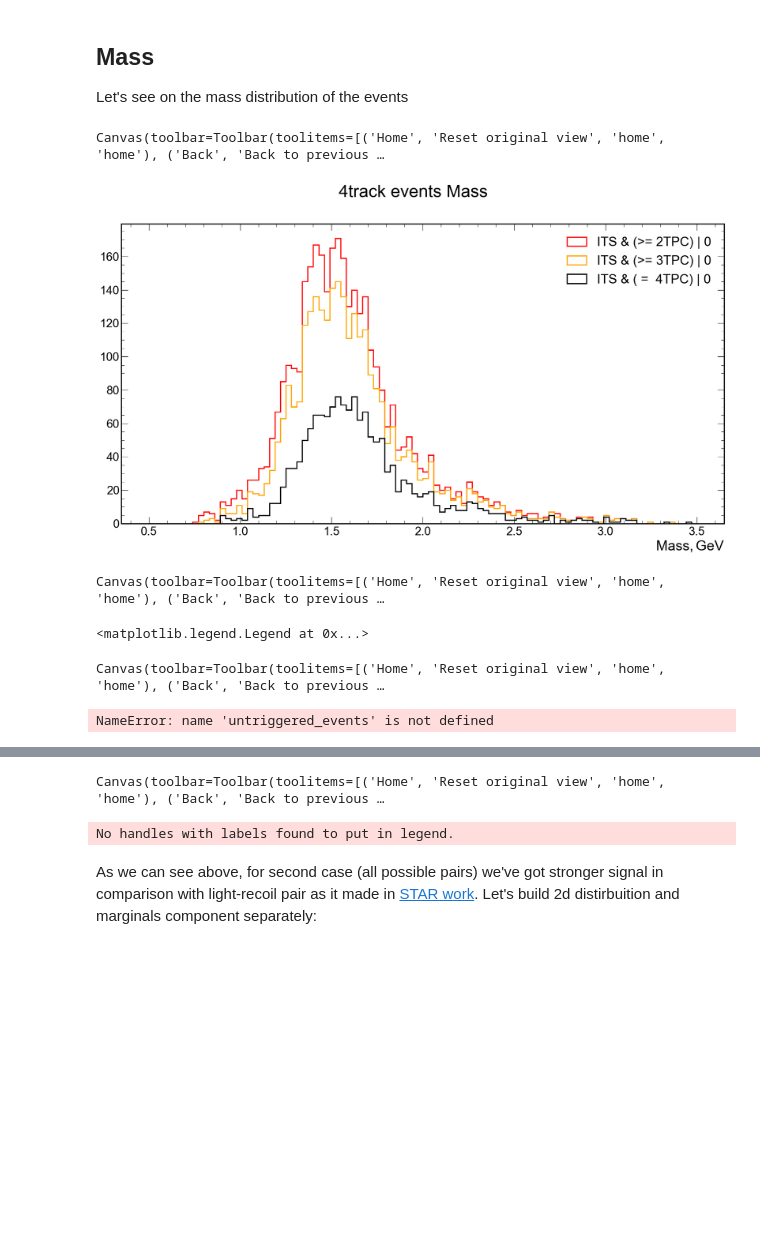
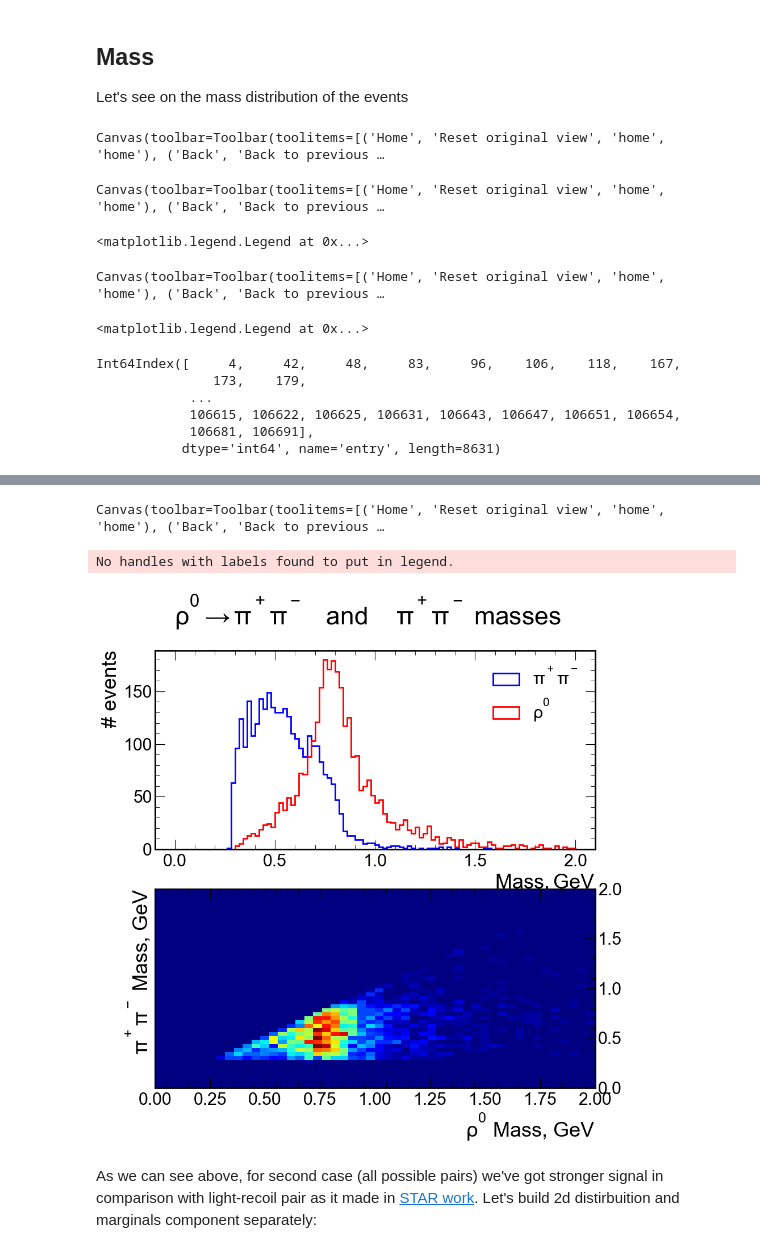
Before and after one commit to bdrum/cern-physics, a Jupyter notebook: notebooks/4TracksAnalysis.ipynb, the cells around one changed output, grey strips where cells are left out. Cells and saved outputs as stored; diff of their text form; code cells hidden in the pictures; blank space fills up the shorter version.

Commit message:
Fix? trigger quality part

```diff
--- a/notebooks/4TracksAnalysis.ipynb
+++ b/notebooks/4TracksAnalysis.ipynb
@@ -195,11 +183,10 @@ colors = ['red', 'orange', 'black']
 labels = ['ITS & (>= 2TPC)', 'ITS & (>= 3TPC)', 'ITS & ( =  4TPC)']
 
 
-ShowComparisonSame('4track events Mass', ft_zq_Mass_nTpc[2:], '$Mass, GeV$',
+_ = ShowComparisonSame('4track events Mass', ft_zq_Mass_nTpc[2:], '$Mass, GeV$',
                    labels, colors, nBins=100, ranges=(0.5, 3.5))
 # %% [output]
 Canvas(toolbar=Toolbar(toolitems=[('Home', 'Reset original view', 'home', 'home'), ('Back', 'Back to previous …
-[figure, removed]
 # %%
 from modules.physics import kinematics
 
@@ -246,10 +234,15 @@ fig.suptitle(f'4 tracks mass', fontsize=32)
 b = 100
 r = 0.5,3.5
 
-counts,bin_edges = np.histogram(kinematics.mass_events(ft.GetTracksWithPtLt(ft.GetTracksWithNTPC(ft.four_tracks_zq)).loc[untriggered_events]), bins=b, range=r)
+counts,bin_edges = np.histogram(kinematics.mass_events(ft.GetTracksWithPtLt(ft.GetTracksWithNTPC(ft.four_tracks_zq)).loc[ triggered_events]), bins=b, range=r)
 bin_centres = (bin_edges[:-1] + bin_edges[1:])/2.
 errs = np.sqrt(counts)
-ax.errorbar(bin_centres, counts, yerr=errs, fmt='.', color=colors[1], label=r"$Q\neq0$")
+ax.errorbar(bin_centres, counts, yerr=errs, fmt='.', color=colors[0], label=r"triggering")
+
+counts,bin_edges = np.histogram(kinematics.mass_events(ft.GetTracksWithPtLt(ft.GetTracksWithNTPC(ft.four_tracks_zq)).loc[ untriggered_events]), bins=b, range=r)
+bin_centres = (bin_edges[:-1] + bin_edges[1:])/2.
+errs = np.sqrt(counts)
+ax.errorbar(bin_centres, counts, yerr=errs, fmt='.', color=colors[1], label=r"false triggering")
 
 val=(r[1]-r[0])*1000 // b
 ax.set_xlabel('$Mass, GeV$')
@@ -257,7 +250,16 @@ ax.set_ylabel(f'#events / {val}MeV')
 ax.legend()
 # %% [output]
 Canvas(toolbar=Toolbar(toolitems=[('Home', 'Reset original view', 'home', 'home'), ('Back', 'Back to previous …
-NameError: name 'untriggered_events' is not defined
+<matplotlib.legend.Legend at 0x...>
+# %%
+untriggered_events
+# %% [output]
+Int64Index([     4,     42,     48,     83,     96,    106,    118,    167,
+               173,    179,
+            ...
+            106615, 106622, 106625, 106631, 106643, 106647, 106651, 106654,
+            106681, 106691],
+           dtype='int64', name='entry', length=8631)
 # %% [markdown]
 +### Pions subsystems
 
@@ -275,13 +277,16 @@ Here we can plot two distirbutions:
 # %%
 from modules.physics.analysis import pairs
 
-%matplotlib widget
-# ShowMassComaprison(LiteHeavyRecoil, 'Lightest and Recoil Pairs')
+# %matplotlib widget
+#ShowMassComaprison(LiteHeavyRecoil, 'Lightest and Recoil Pairs')
 LiteHeavyRecoil, LiteHeavyTotal = pairs.GetPairs(ft.GetTracksWithPtLt(ft.GetTracksWithNTPC(ft.four_tracks_zq,4)))
-pairs.ShowMassComaprison(LiteHeavyTotal, r'$\rho^0 \rightarrow \pi^+\pi^-$   and    $\pi^+\pi^-$ masses')
+
+fig = pairs.ShowMassComaprison(LiteHeavyTotal, r'$\rho^0 \rightarrow \pi^+\pi^-$   and    $\pi^+\pi^-$ masses')
+fig
 # %% [output]
 Canvas(toolbar=Toolbar(toolitems=[('Home', 'Reset original view', 'home', 'home'), ('Back', 'Back to previous …
 No handles with labels found to put in legend.
+[figure, added]
 # %% [markdown]
 As we can see above, for second case (all possible pairs) we've got stronger signal in comparison with light-recoil pair as it made in [STAR work](http://arxiv.org/abs/0912.0604v2). Let's build 2d distirbuition and marginals component separately:
 # %%
```
Also changed, not shown: parts of 16 cells of this notebook, 4 other files.
